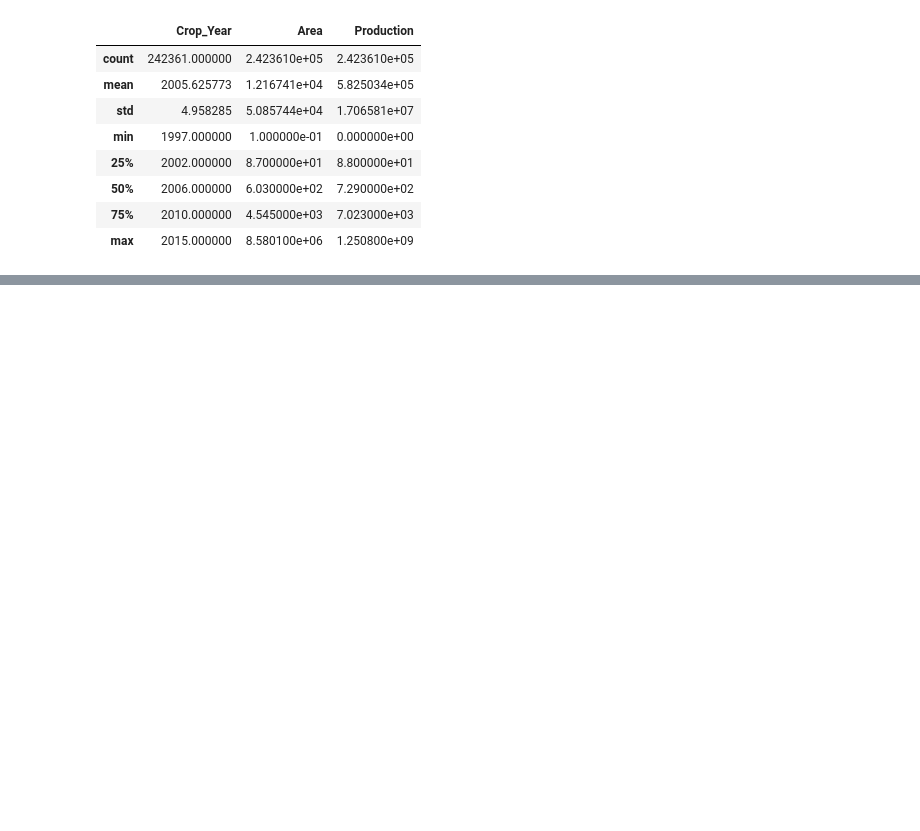
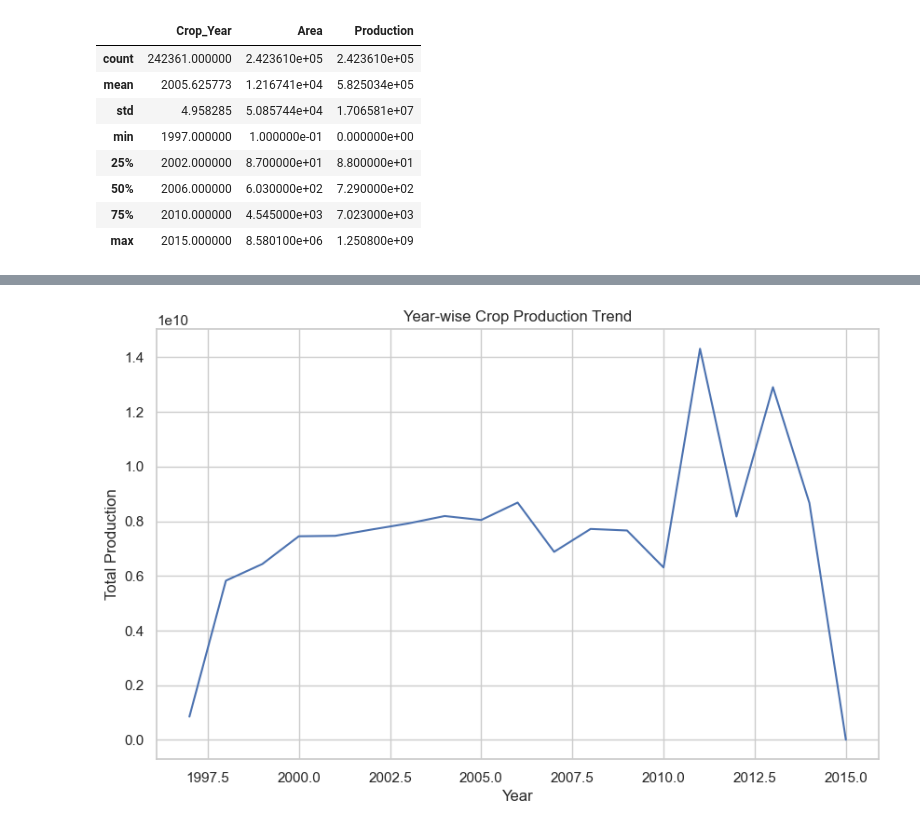
Before and after one commit to UMESH-KALE0777/python-ml-engineering, a Jupyter notebook: projects/crop-production-analysis/crop_analysis.ipynb, the cells around one changed output, grey strips where cells are left out. Saved outputs shown, nothing was run; the diff lists cells and outputs as text; code cells hidden in the pictures; blank space fills up the shorter version.

```diff
--- a/projects/crop-production-analysis/crop_analysis.ipynb
+++ b/projects/crop-production-analysis/crop_analysis.ipynb
@@ -106,0 +145,15 @@ df.describe()
+# %%
+yearly_trend = (
+    df.groupby("Crop_Year", as_index=False)["Production"]
+    .sum()
+    .sort_values("Crop_Year")
+)
+
+plt.figure(figsize=(10, 6))
+plt.plot(yearly_trend["Crop_Year"], yearly_trend["Production"])
+plt.title("Year-wise Crop Production Trend")
+plt.xlabel("Year")
+plt.ylabel("Total Production")
+plt.show()
+# %% [output]
+[figure, added]
```
Also changed, not shown: parts of 5 cells of this notebook.
